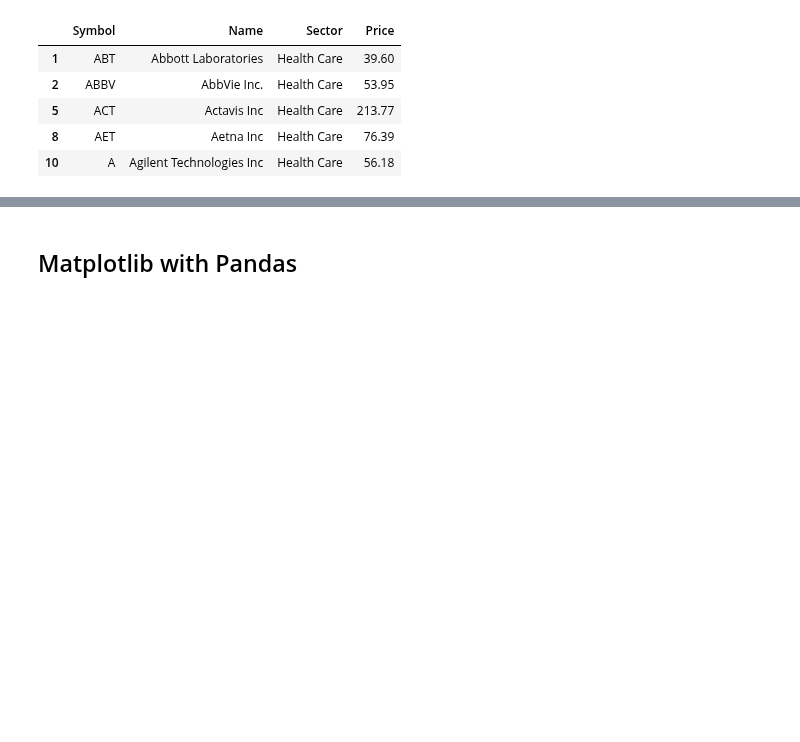
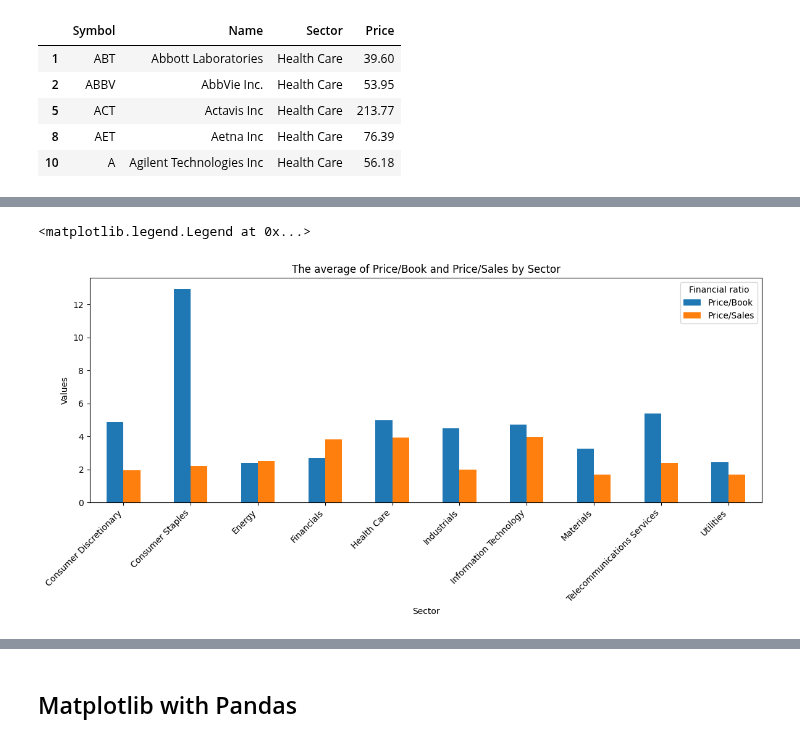
Before and after one commit to HenryHai0407/Web_Scraping_Python, a Jupyter notebook: de_exercise/de_exercise_4.ipynb, the cells around one changed output, grey strips where cells are left out. Saved outputs shown, nothing was run; the diff lists cells and outputs as text; code cells hidden in the pictures; blank space fills up the shorter version.

```diff
--- a/de_exercise/de_exercise_4.ipynb
+++ b/de_exercise/de_exercise_4.ipynb
@@ -138,0 +297,3 @@ hc_data.head()
+# %%
+# 6/ 52 week range:
+data['52 week range'] = data['52 week high'] - data['52 week low']
@@ -138,0 +324,5 @@ hc_data.head()
+# %%
+# 7/ Rank companies based on financial figure (Price/Sales)
+
+data['rank'] = data['Price/Sales'].rank(method='first')
+data.sort_values(by='rank',ascending=True).head()
@@ -138,0 +346,4 @@ hc_data.head()
+# %%
+# 8/ Financial ratios by industry:
+avg_ratios = data.groupby('Sector')[['Price/Book','Price/Sales']].mean()
+avg_ratios
@@ -138,0 +363,12 @@ hc_data.head()
+# %%
+# Plot avg_pb chart
+avg_ratios.plot(kind='bar',figsize=(12,6))
+plt.title('The average of Price/Book and Price/Sales by Sector')
+plt.ylabel('Values')
+plt.xlabel('Sector')
+plt.xticks(rotation=45, ha='right')
+plt.tight_layout()
+plt.legend(title='Financial ratio')
+# %% [output]
+<matplotlib.legend.Legend at 0x...>
+[figure, added]
```
Also changed, not shown: parts of 34 cells of this notebook.
